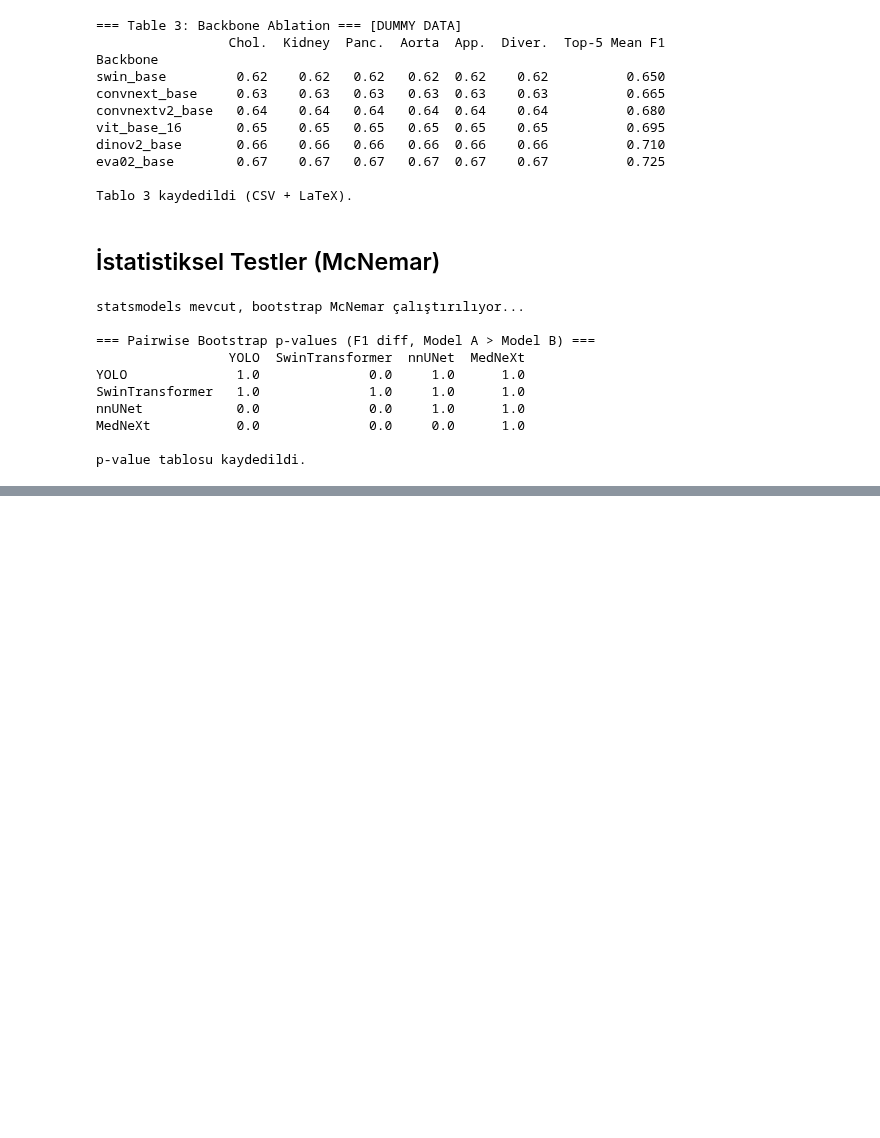
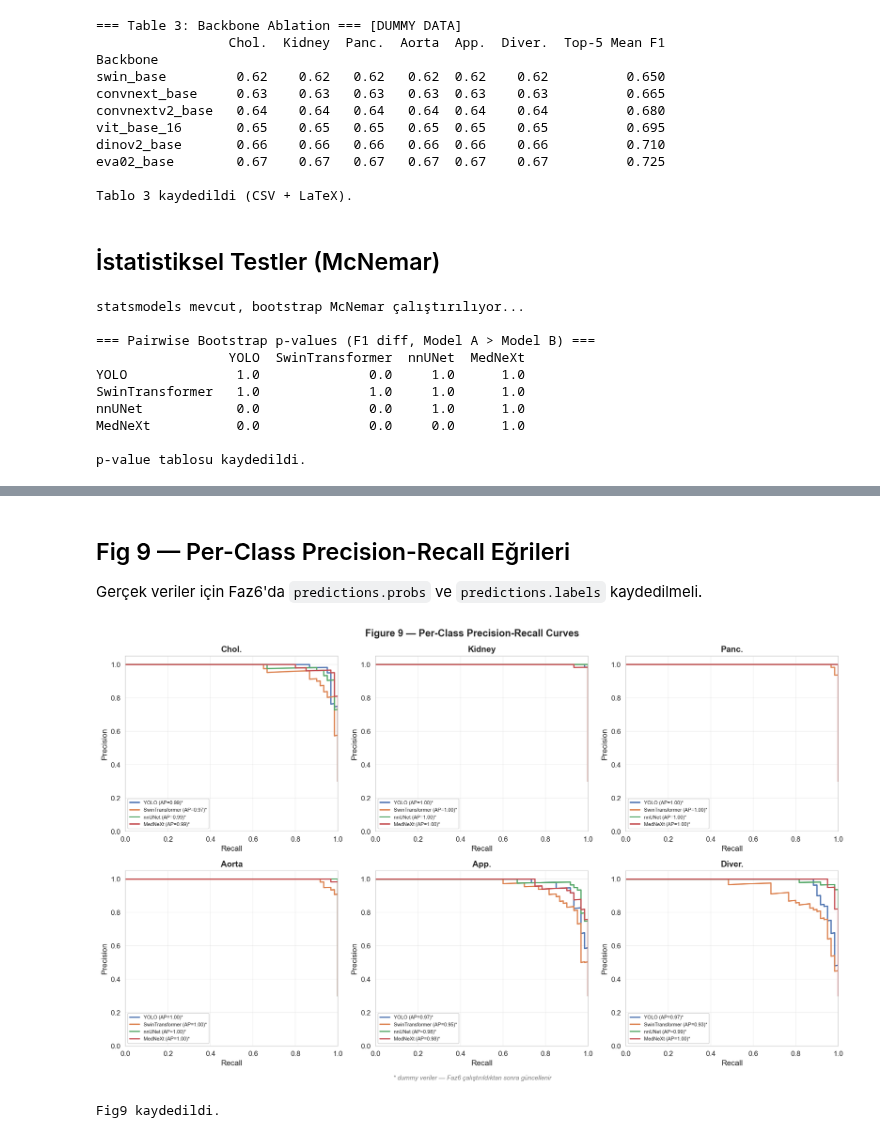
Before and after one commit to ramazan2020/abdomen1, a Jupyter notebook: Faz8_Makale_Analiz.ipynb, the cells around one changed output, grey strips where cells are left out. Cells and saved outputs as stored; diff of their text form; code cells hidden in the pictures; blank space fills up the shorter version.

```diff
--- a/Faz8_Makale_Analiz.ipynb
+++ b/Faz8_Makale_Analiz.ipynb
@@ -673,0 +793,61 @@ p-value tablosu kaydedildi.
+# %% [markdown]
+## Fig 9 — Per-Class Precision-Recall Eğrileri
+
+Gerçek veriler için Faz6'da `predictions.probs` ve `predictions.labels` kaydedilmeli.
+# %%
+from sklearn.metrics import precision_recall_curve, average_precision_score, roc_auc_score
+import warnings
+
+def load_predictions(results, model):
+    """results JSON'dan ham olasılıkları yükler; yoksa dummy sigmoid çıktısı üretir."""
+    pred = results[model].get('predictions')
+    if pred:
+        probs  = np.array(pred['probs'])
+        labels = np.array(pred['labels'])
+        return probs, labels, False
+    # dummy: sınıf başına F1'e uygun Gaussian
+    rng = np.random.RandomState(hash(model) % 2**31)
+    N = 200
+    probs, labels = [], []
+    for i, cls in enumerate(SUPER_CLASSES):
+        f1_target = results[model]['per_class_f1'].get(cls, 0.5)
+        pos_n = max(int(N * 0.3), 5)
+        neg_n = N - pos_n
+        pos_p = np.clip(rng.normal(f1_target + 0.10, 0.15, pos_n), 0.01, 0.99)
+        neg_p = np.clip(rng.normal(1 - f1_target - 0.10, 0.15, neg_n), 0.01, 0.99)
+        p = np.concatenate([pos_p, neg_p])
+        l = np.concatenate([np.ones(pos_n), np.zeros(neg_n)])
+        probs.append(p);  labels.append(l)
+    return np.column_stack(probs), np.column_stack(labels), True
+
+fig, axes = plt.subplots(2, 3, figsize=(15, 9))
+fig.suptitle('Figure 9 — Per-Class Precision-Recall Curves', fontsize=14, fontweight='bold')
+axes = axes.flatten()
+
+for ax, (i, cls) in zip(axes, enumerate(SUPER_CLASSES)):
+    for model in MODELS:
+        probs, labels, is_dummy = load_predictions(results, model)
+        if probs.shape[1] <= i:
+            continue
+        p, r, _ = precision_recall_curve(labels[:, i], probs[:, i])
+        ap = average_precision_score(labels[:, i], probs[:, i])
+        lbl = f'{model} (AP={ap:.2f})'
+        if is_dummy: lbl += '*'
+        ax.plot(r, p, label=lbl, color=MODEL_COLORS.get(model), linewidth=1.8)
+    ax.set_xlabel('Recall')
+    ax.set_ylabel('Precision')
+    ax.set_title(CLASS_ABBR[i], fontweight='bold')
+    ax.set_xlim(0, 1); ax.set_ylim(0, 1.05)
+    ax.legend(fontsize=7)
+    ax.grid(alpha=0.3)
+
+fig.text(0.5, -0.01, '* dummy veriler — Faz6 çalıştırıldıktan sonra güncellenir',
+         ha='center', fontsize=9, color='gray', style='italic')
+plt.tight_layout()
+fig.savefig(FIG_DIR / 'fig9_pr_curves.png')
+fig.savefig(FIG_DIR / 'fig9_pr_curves.pdf')
+plt.show()
+print('Fig9 kaydedildi.')
+# %% [output]
+[figure, added]
+Fig9 kaydedildi.
```
Also changed, not shown: parts of 11 cells of this notebook, 44 other files.
